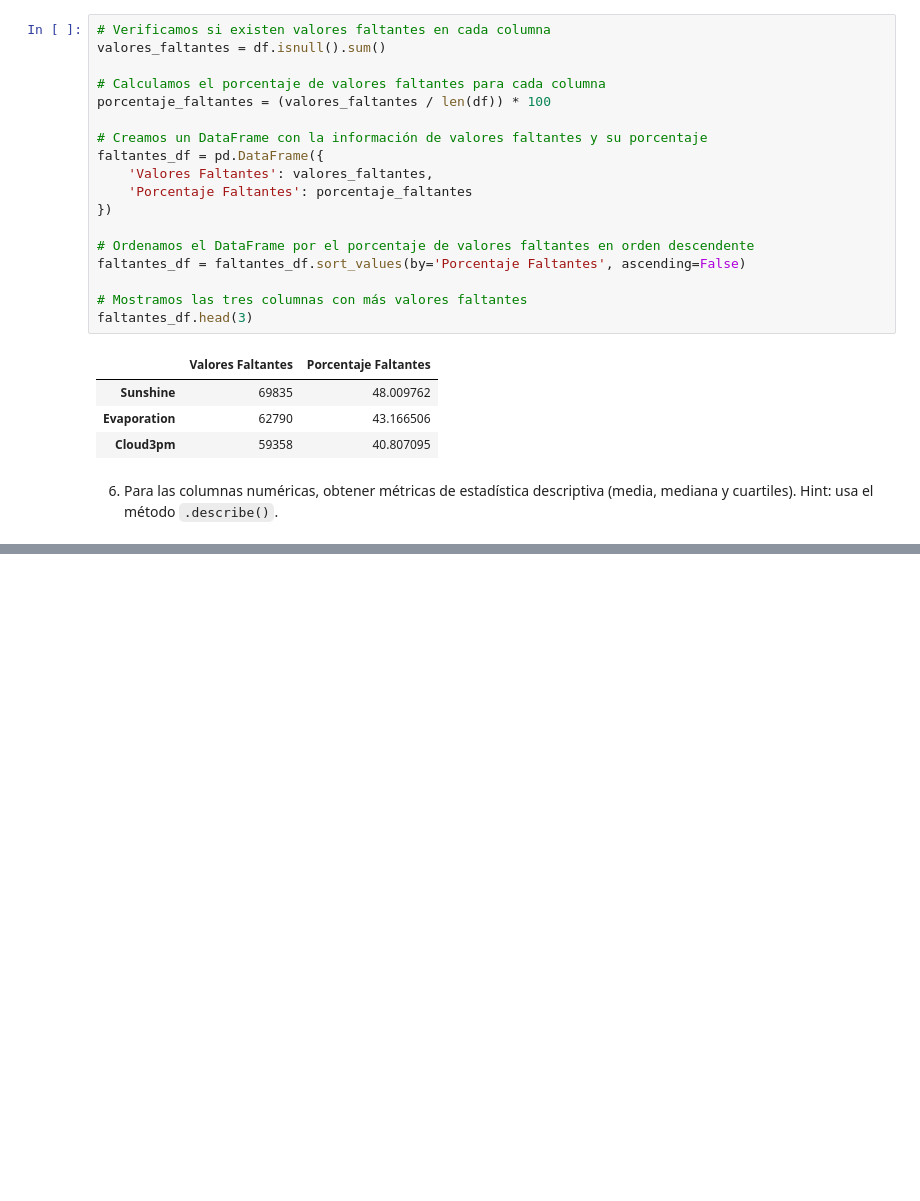
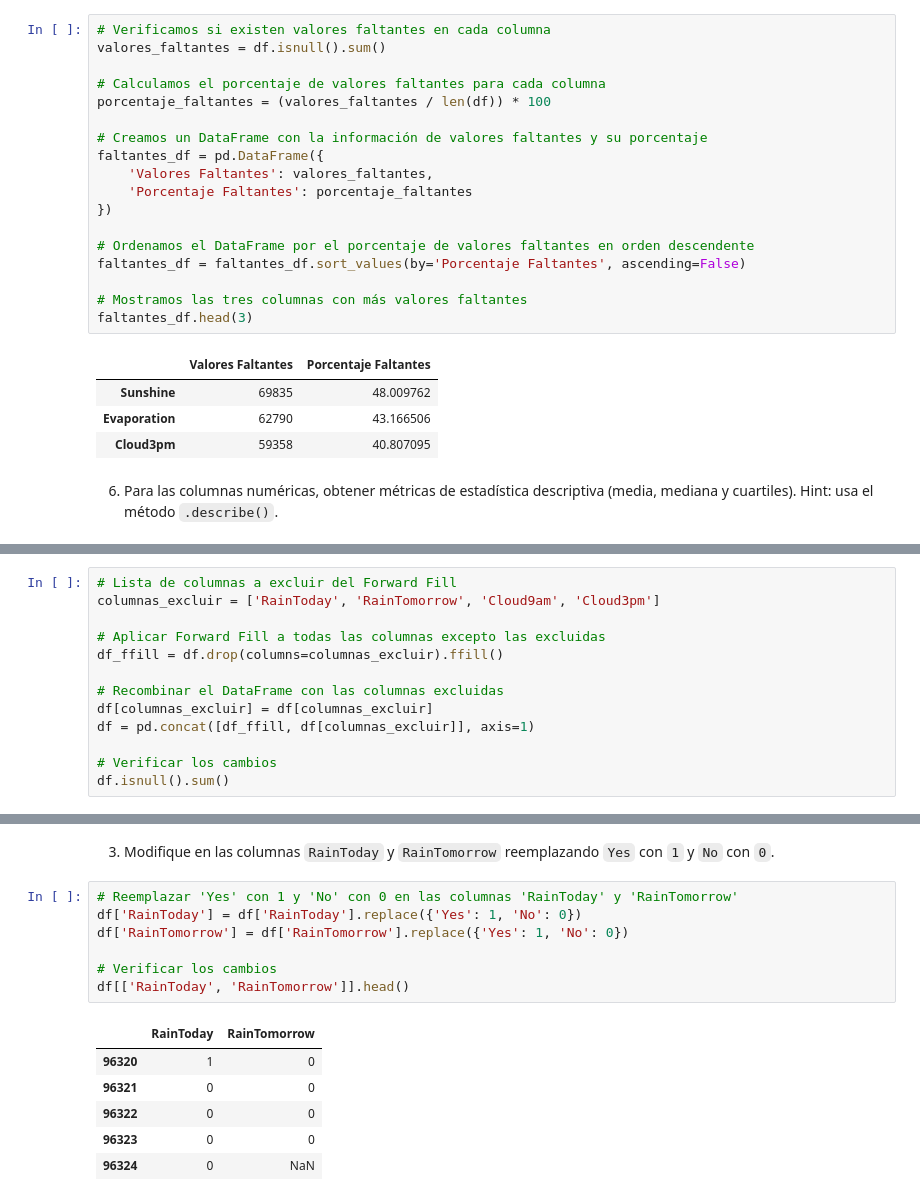
Before and after one commit to Facuu13/apa, a Jupyter notebook: Tp1/Tp1.ipynb, the cells around one changed output, grey strips where cells are left out. Cells and saved outputs as stored; diff of their text form; blank space fills up the shorter version.

```diff
--- a/Tp1/Tp1.ipynb
+++ b/Tp1/Tp1.ipynb
@@ -113,0 +135,13 @@ df.describe()
+# %%
+# Lista de columnas a excluir del Forward Fill
+columnas_excluir = ['RainToday', 'RainTomorrow', 'Cloud9am', 'Cloud3pm']
+
+# Aplicar Forward Fill a todas las columnas excepto las excluidas
+df_ffill = df.drop(columns=columnas_excluir).ffill()
+
+# Recombinar el DataFrame con las columnas excluidas
+df[columnas_excluir] = df[columnas_excluir]
+df = pd.concat([df_ffill, df[columnas_excluir]], axis=1)
+
+# Verificar los cambios
+df.isnull().sum()
@@ -113,0 +166,16 @@ df.describe()
+# %% [markdown]
+3. Modifique en las columnas `RainToday` y `RainTomorrow` reemplazando `Yes` con `1` y `No` con `0`.
+# %%
+# Reemplazar 'Yes' con 1 y 'No' con 0 en las columnas 'RainToday' y 'RainTomorrow'
+df['RainToday'] = df['RainToday'].replace({'Yes': 1, 'No': 0})
+df['RainTomorrow'] = df['RainTomorrow'].replace({'Yes': 1, 'No': 0})
+
+# Verificar los cambios
+df[['RainToday', 'RainTomorrow']].head()
+# %% [output]
+|  | RainToday | RainTomorrow |
+| 96320 | 1 | 0 |
+| 96321 | 0 | 0 |
+| 96322 | 0 | 0 |
+| 96323 | 0 | 0 |
+| 96324 | 0 | NaN |
```
Also changed, not shown: parts of 11 cells of this notebook.
